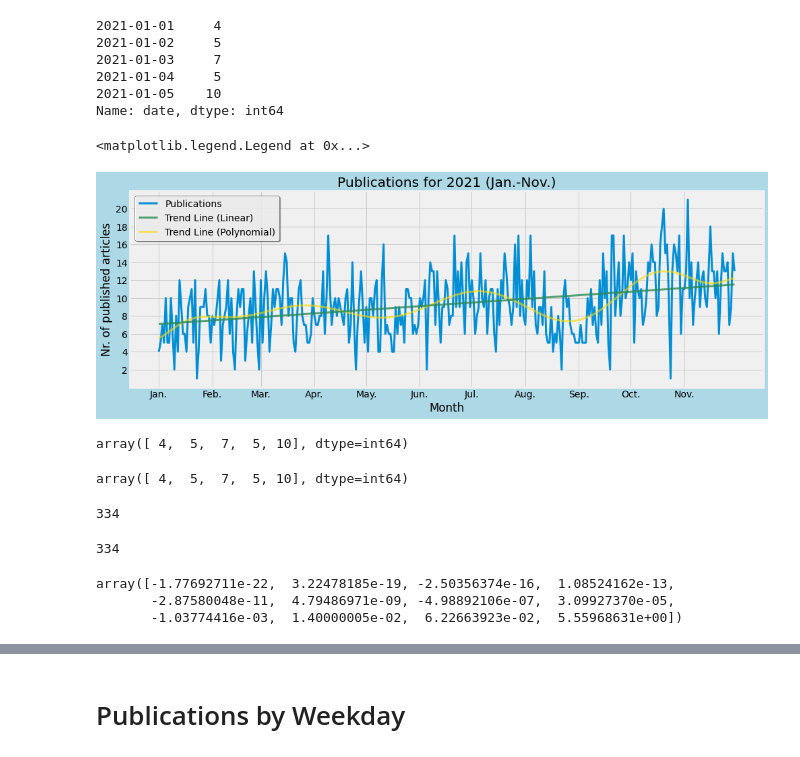
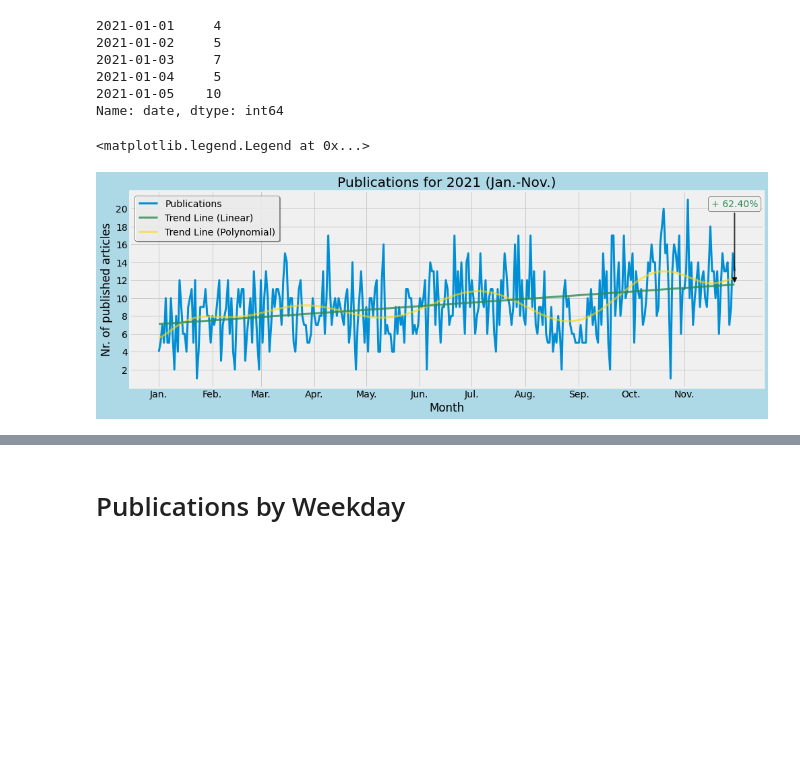
Before and after one commit to vollenia/data_analysis_CNN_news, a Jupyter notebook: analysis_cnn_xml.ipynb, the cells around one changed output, grey strips where cells are left out. Drawn from its saved outputs; the diff is of its cells as text; code cells hidden in the pictures; blank space fills up the shorter version.

```diff
--- a/analysis_cnn_xml.ipynb
+++ b/analysis_cnn_xml.ipynb
@@ -90,67 +90,56 @@ fig_pub_year, ax_pub_year = plt.subplots()
 publications.plot(x=publications.index, y=publications.values, title=f"Publications for 2021 ({m[0]}-{m[-1]})", kind="line", figsize=(15,5),
                     alpha=1, linewidth=3, label="Publications")
 
-# Generating 1st trend line (by fitting polynomial line)
+# Generating 1st trend line (polynomial regression)
 X_poly = np.arange(len(publications.values))
 y_poly = publications.values
 p = Polynomial.fit(X_poly, y_poly, 11) # CHANGE DEGREE TO 12 (one for each month)
-ax_pub_year.plot(p(X_poly), linewidth=3, c="gold", linestyle="solid", alpha=0.6, label="Trend Line (Polynomial)")
+ax_pub_year.plot(X_poly, p(X_poly), linewidth=3, c="gold", linestyle="solid", alpha=0.6, label="Trend Line (Polynomial)")
 
-# Generating 2nd trend line (by fitting a linear line)
+# Generating 2nd trend line (linear regression)
 reg = linear_model.LinearRegression()
 X_reg = np.arange(0, len(publications.index))[:, np.newaxis]
 y_reg = publications.values[:, np.newaxis]
 reg.fit(X_reg, y_reg)
 y_reg_pred = reg.predict(X_reg)
 ax_pub_year.plot(X_reg, y_reg_pred, linewidth=3, c="seagreen", linestyle="solid", alpha=0.8, label="Trend Line (Linear)")
                     #marker="^", markevery=[-1], markersize=15,
                     #markerfacecolor="seagreen", markeredgecolor="black")
 
 # Predicting publications for December
 #X_dec = np.arange(len(X)-1, 365-1)[:, np.newaxis]
 #y_dec = reg.predict(X_dec)
 #ax_pub_year.plot(X_dec, y_dec, linewidth=3, c="yellow", alpha=0.8)
 
+"""ax_pub_year.annotate(f"+ {'%.2f' % np.round((p(X_poly)[-1] - p(X_poly)[0])/p(X_poly)[0]*100, 2)}%", xy=(X_poly[-1], p(X_poly)[-1]), xytext=(X_poly[-1], p(X_poly)[-1]+8), c="black", ha="center",
+                        arrowprops=dict(width=2, headwidth=10, facecolor="black", shrink=0))
+"""
+"""ax_pub_year.annotate(None, xy=(X_reg[-1], y_reg_pred[-1]), xytext=(X_reg[-1], y_reg_pred[0]), c="seagreen",
+                        arrowprops=dict(arrowstyle="<->", linewidth=2, color="black", shrinkA=0, shrinkB=0))
+"""
+ax_pub_year.annotate(f"+ {'%.2f' % np.round((y_reg_pred[-1] - y_reg_pred[0])/y_reg_pred[0]*100, 2)}%", ha="center", va="center",
+                        xy=(X_reg[-1], y_reg_pred[-1]), xytext=(X_reg[-1], ax_pub_year.get_ylim()[1] - 1.5), c="seagreen",
+                        bbox=dict(boxstyle="round", facecolor="#f0f0f0", edgecolor="black", alpha=0.8),
+                        arrowprops=dict(arrowstyle="-|>", linewidth=2, color="black", alpha=0.8))
+
 # Configurating the chart
-fig_pub_year.set_facecolor('lightblue') # outer
+fig_pub_year.set_facecolor("lightblue") # outer
 #ax_pub_year.set_facecolor('lightgrey') # inner
 #ax_pub_year.set_xticks(np.arange(0,len(publications), step=len(publications)/11)) #CHANGE THIS TO 12 AFTER ADDING DEC
 ax_pub_year.set_xticks([np.sum(d[:i]) for i in range(len(d))]) # distance according to nr of days in month
 ax_pub_year.set_xticklabels(m, rotation=0, ha="center")
 ax_pub_year.set_yticks(np.arange(0,np.max(publications)+1, step=2)[1:])
 ax_pub_year.set_xlabel("Month")
 ax_pub_year.set_ylabel("Nr. of published articles")
 
 handles, labels = ax_pub_year.get_legend_handles_labels() # handles, labels are extracted and then reordered to achieve a more pleasant look
 ax_pub_year.legend(handles=handles[:1]+handles[-1:]+handles[1:2], labels=labels[:1]+labels[-1:]+labels[1:2], loc="upper left", title=None,
                     facecolor="white", edgecolor="black", fancybox=True, shadow=True, borderpad=None, framealpha=0.8)
 
 # Drawing vertical separators for each month (if theme without a grid is used)
 #dd = [np.sum(d[:i]) for i in range(len(d))]
 #for xc in dd:
     #ax_pub_year.axvline(x=xc, c="red", linewidth=1)
 # %% [output]
 <matplotlib.legend.Legend at 0x...>
-[figure, old version]
+[figure, new version]
-# %%
-publications.values[:5]
-# %% [output]
-array([ 4,  5,  7,  5, 10], dtype=int64)
-# %%
-np.array(publications.values)[:5]
-# %% [output]
-array([ 4,  5,  7,  5, 10], dtype=int64)
-# %%
-len([i[0] for i in enumerate(publications.values)])
-# %% [output]
-334
-# %%
-len(np.arange(len(publications.values)))
-# %% [output]
-334
-# %%
-z
-# %% [output]
-array([-1.77692711e-22,  3.22478185e-19, -2.50356374e-16,  1.08524162e-13,
-       -2.87580048e-11,  4.79486971e-09, -4.98892106e-07,  3.09927370e-05,
-       -1.03774416e-03,  1.40000005e-02,  6.22663923e-02,  5.55968631e+00])
```
Also changed, not shown: parts of 3 cells of this notebook, 3 other files.
